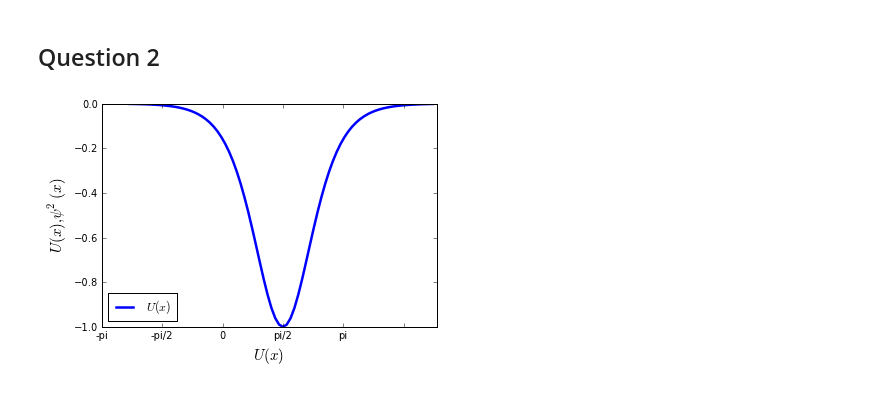
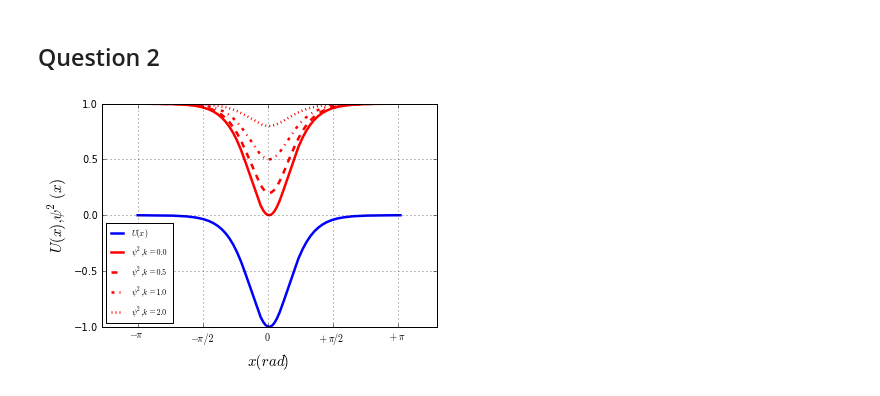
Before and after one commit to mullenray/PHYS202-S13, a Jupyter notebook: Week3/GraphicsEx2.ipynb, the cells around one changed output. Cells and saved outputs as stored; diff of their text form; code cells hidden in the pictures.

```diff
--- a/Week3/GraphicsEx2.ipynb
+++ b/Week3/GraphicsEx2.ipynb
@@ -31,18 +31,25 @@ f(\theta) = \frac{\hbar}{p}\sum^\infty_{\ell=0}(2\ell+1)e^{i\delta_l}\sin\delta_
 # %% [markdown]
 Question 2
 -
-# %%
-i = 1j
-
-x = arange(-4.0, 4, 0.1)
-U = -(1/cosh(x)) ** 2
-
-plot(x, U, color = "blue", linewidth = 2.5, label = "$U(x)$")
-xlabel("$U(x)$", fontsize = 15)
-ylabel("$U(x), \psi^2 (x)$", fontsize = 15)
-legend(loc = 3)
-xticks( arange(-(3*pi)/2, (3 * pi)/2, pi/2), ("-pi", "-pi/2", 0, "pi/2", "pi") )
-show()
-#add grid lines
-# %% [output]
-[figure, removed]
+# %%
+x = arange(-(3*pi)/2, (3*pi)/2, 0.01)
+U = -(1/cosh(x)) ** 2
+psi_first = ((tanh(x))**2)/(1.0)
+psi_second = (0.25 + (tanh(x))**2)/(0.25 + 1.0)
+psi_third = (1.0 + (tanh(x))**2)/(1.0 + 1.0)
+psi_fourth = (4.0 + (tanh(x))**2)/(4.0 + 1.0)
+
+plot(x, U, color = "blue", linewidth = 2.5, label = "$U(x)$")
+plot(x, psi_first, color = "red", linewidth = 2.5, label = "$\psi^2, k = 0.0$")
+plot(x, psi_second, color = "red", linewidth = 2.5, label = "$\psi^2, k = 0.5$", linestyle = "dashed")
+plot(x, psi_third, color = "red", linewidth = 2.5, label = "$\psi^2, k = 1.0$", linestyle = "-.")
+plot(x, psi_fourth, color = "red", linewidth = 2.5, label = "$\psi^2, k = 2.0$", linestyle = "dotted")
+xlabel("$x(rad)$", fontsize = 15)
+ylabel("$U(x), \psi^2 (x)$", fontsize = 15)
+xticks(arange(-(3*pi)/2, (3*pi)/2, 2.33), ("$-\pi$", "$-\pi/2$", "$0$", "$+\pi/2$", "$+\pi$"))
+yticks(arange(-1.0, 1.1, 0.5))
+legend(loc = 3, prop = {'size' : 8})
+grid(True)
+show()
+# %% [output]
+[figure, added]
```
Also changed, not shown: parts of 12 cells of this notebook.
